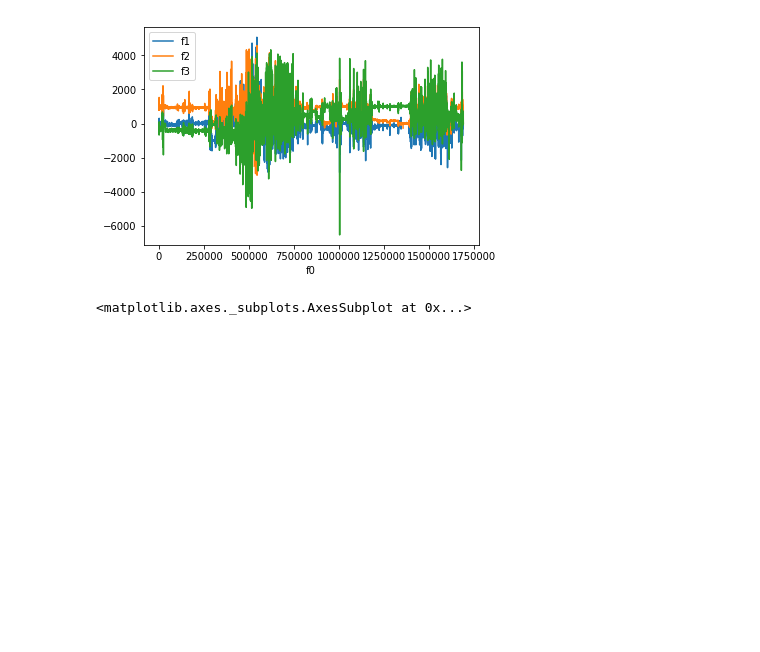
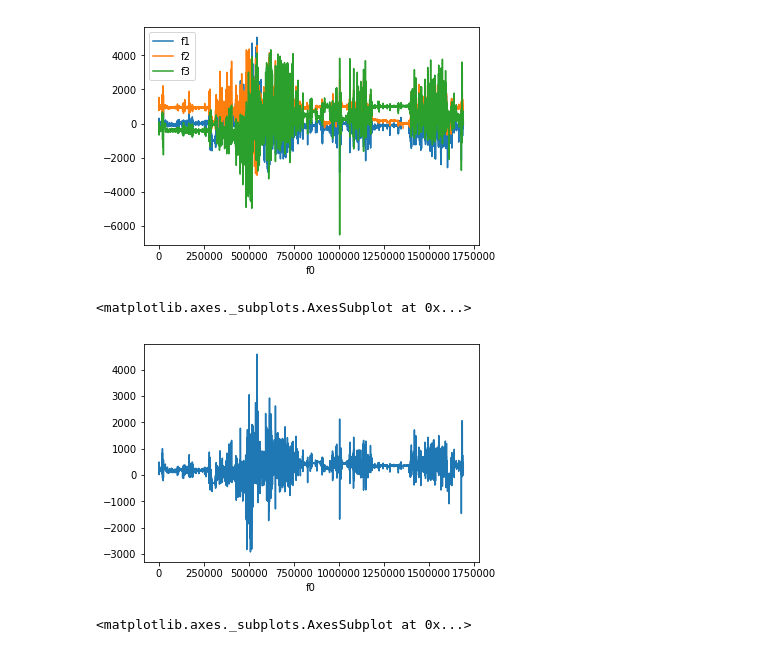
Before and after one commit to MatteoDrago/hda-project, a Jupyter notebook: preprocessing.ipynb, the cells around one changed output. Saved outputs shown, nothing was run; the diff lists cells and outputs as text; code cells hidden in the pictures; blank space fills up the shorter version.

```diff
--- a/preprocessing.ipynb
+++ b/preprocessing.ipynb
@@ -85,6 +85,12 @@ data[['f1','f2','f3']].plot()
 # %% [output]
 <matplotlib.axes._subplots.AxesSubplot at 0x...>
 [figure]
+# %%
+series = np.mean(data[['f1','f2','f3']], axis=1)
+series.plot()
+# %% [output]
+<matplotlib.axes._subplots.AxesSubplot at 0x...>
+[figure, added]
 # %%
 occ = label['l243'].value_counts()
 # %%
```
